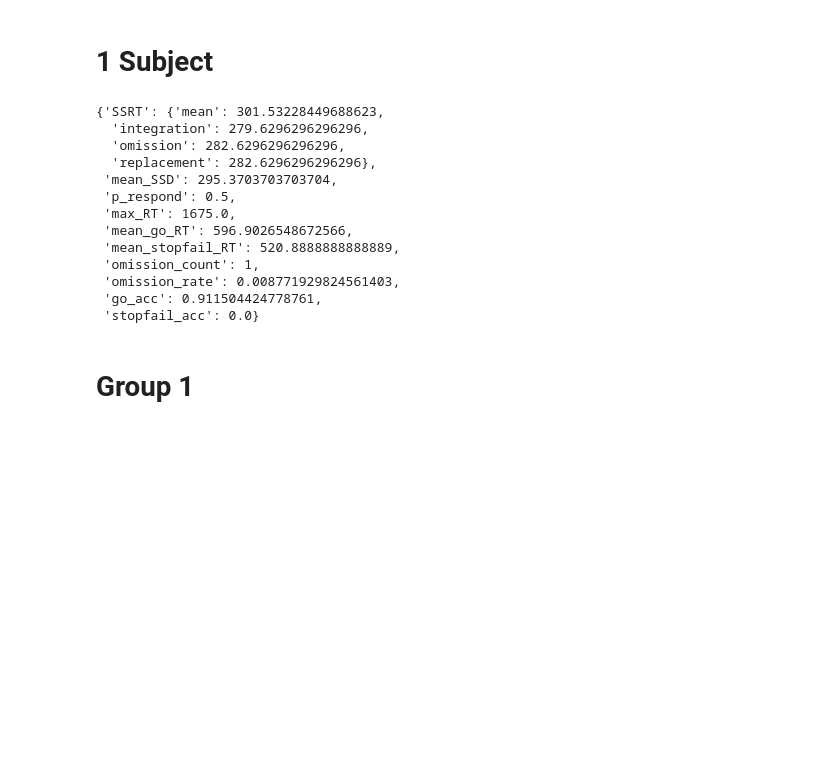
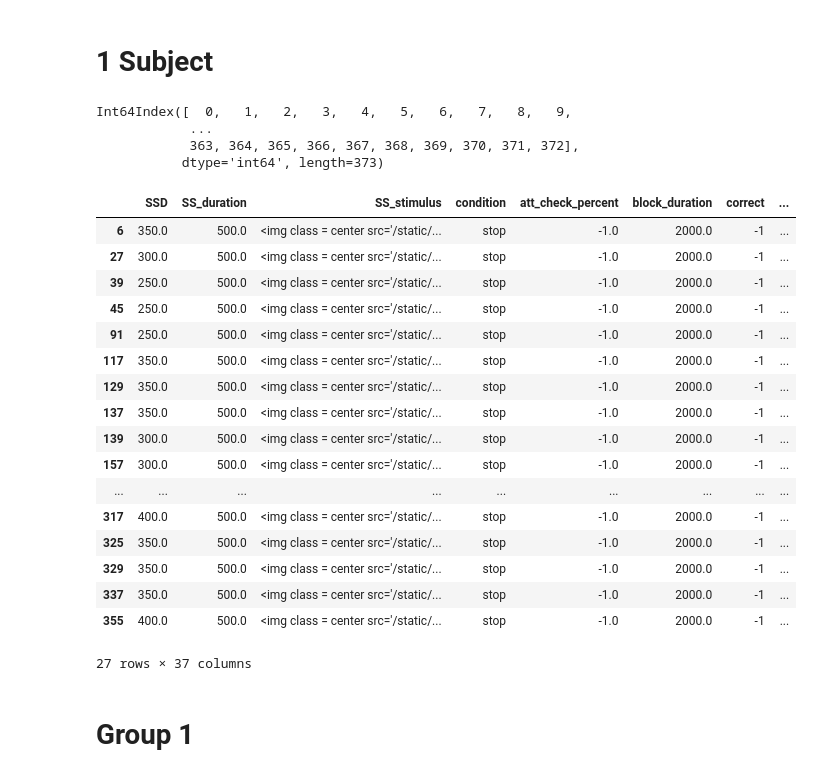
Before and after one commit to henrymj/stopsignalmetrics, a Jupyter notebook: examples/examples.ipynb, the cells around one changed output. Drawn from its saved outputs; the diff is of its cells as text; code cells hidden in the pictures; blank space fills up the shorter version.

```diff
--- a/examples/examples.ipynb
+++ b/examples/examples.ipynb
@@ -25,7 +25,8 @@ variable_dict = {
       "go": "go",
       "stop": "stop",
       "correct": 1,
-      "incorrect": 0
+      "incorrect": 0,
+      "noResponse": -1
    }
 }
 stop_data = StopData(var_dict=variable_dict)
@@ -34,4 +40,12 @@ stop_data = StopData(var_dict=variable_dict)
 # %%
 subj_file = '../stopsignalmetrics/data/stop_signal_single_task_network_A3QAHF4UUBM7ZO.csv'
 subj_df = pd.read_csv(subj_file, index_col=0)
+subj_df = subj_df.fillna(-1.)
 cleaned_subj = stop_data.fit_transform(subj_df)
+# %%
+cleaned_subj['stopRT'].notnull().index
+# %% [output]
+Int64Index([  0,   1,   2,   3,   4,   5,   6,   7,   8,   9,
+            ...
+            363, 364, 365, 366, 367, 368, 369, 370, 371, 372],
+           dtype='int64', length=373)
@@ -38,21 +55,28 @@ cleaned_subj = stop_data.fit_transform(subj_df)
+# %%
+cleaned_subj.query("condition=='stop' and stopRT == stopRT", engine='python')
+# %% [output]
+|  | SSD | SS_duration | SS_stimulus | condition | att_check_percent | block_duration | correct | ... |
+| 6 | 350.0 | 500.0 | <img class = center src='/static/... | stop | -1.0 | 2000.0 | -1 | ... |
+| 27 | 300.0 | 500.0 | <img class = center src='/static/... | stop | -1.0 | 2000.0 | -1 | ... |
+| 39 | 250.0 | 500.0 | <img class = center src='/static/... | stop | -1.0 | 2000.0 | -1 | ... |
+| 45 | 250.0 | 500.0 | <img class = center src='/static/... | stop | -1.0 | 2000.0 | -1 | ... |
+| 91 | 250.0 | 500.0 | <img class = center src='/static/... | stop | -1.0 | 2000.0 | -1 | ... |
+| 117 | 350.0 | 500.0 | <img class = center src='/static/... | stop | -1.0 | 2000.0 | -1 | ... |
+| 129 | 350.0 | 500.0 | <img class = center src='/static/... | stop | -1.0 | 2000.0 | -1 | ... |
+| 137 | 350.0 | 500.0 | <img class = center src='/static/... | stop | -1.0 | 2000.0 | -1 | ... |
+| 139 | 300.0 | 500.0 | <img class = center src='/static/... | stop | -1.0 | 2000.0 | -1 | ... |
+| 157 | 300.0 | 500.0 | <img class = center src='/static/... | stop | -1.0 | 2000.0 | -1 | ... |
+| ... | ... | ... | ... | ... | ... | ... | ... | ... |
+| 317 | 400.0 | 500.0 | <img class = center src='/static/... | stop | -1.0 | 2000.0 | -1 | ... |
+| 325 | 350.0 | 500.0 | <img class = center src='/static/... | stop | -1.0 | 2000.0 | -1 | ... |
+| 329 | 350.0 | 500.0 | <img class = center src='/static/... | stop | -1.0 | 2000.0 | -1 | ... |
+| 337 | 350.0 | 500.0 | <img class = center src='/static/... | stop | -1.0 | 2000.0 | -1 | ... |
+| 355 | 400.0 | 500.0 | <img class = center src='/static/... | stop | -1.0 | 2000.0 | -1 | ... |
+27 rows × 37 columns
 # %%
 ssrt_model = SSRTmodel(model='all')
 metrics = ssrt_model.fit_transform(cleaned_subj)
 metrics
-# %% [output]
-{'SSRT': {'mean': 301.53228449688623,
-  'integration': 279.6296296296296,
-  'omission': 282.6296296296296,
-  'replacement': 282.6296296296296},
- 'mean_SSD': 295.3703703703704,
- 'p_respond': 0.5,
- 'max_RT': 1675.0,
- 'mean_go_RT': 596.9026548672566,
- 'mean_stopfail_RT': 520.8888888888889,
- 'omission_count': 1,
- 'omission_rate': 0.008771929824561403,
- 'go_acc': 0.911504424778761,
- 'stopfail_acc': 0.0}
 # %% [markdown]
 # Group 1
 # %%
```
Also changed, not shown: parts of 6 cells of this notebook, 6 other files.
